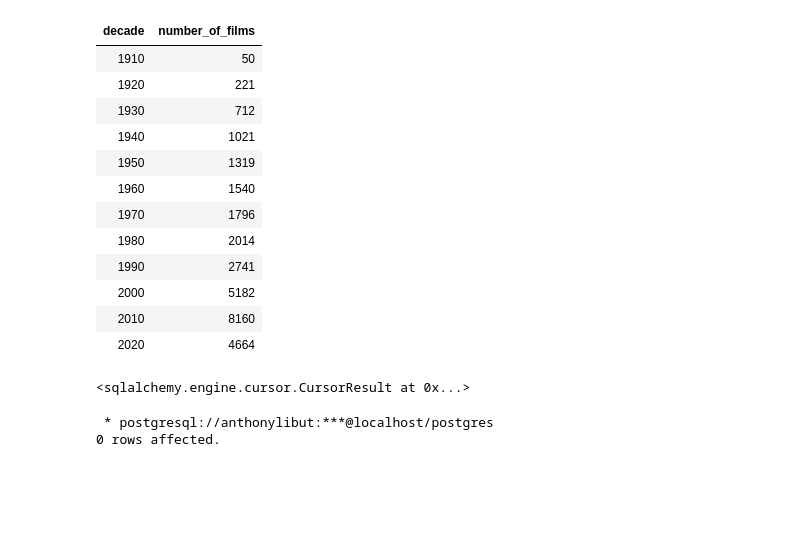
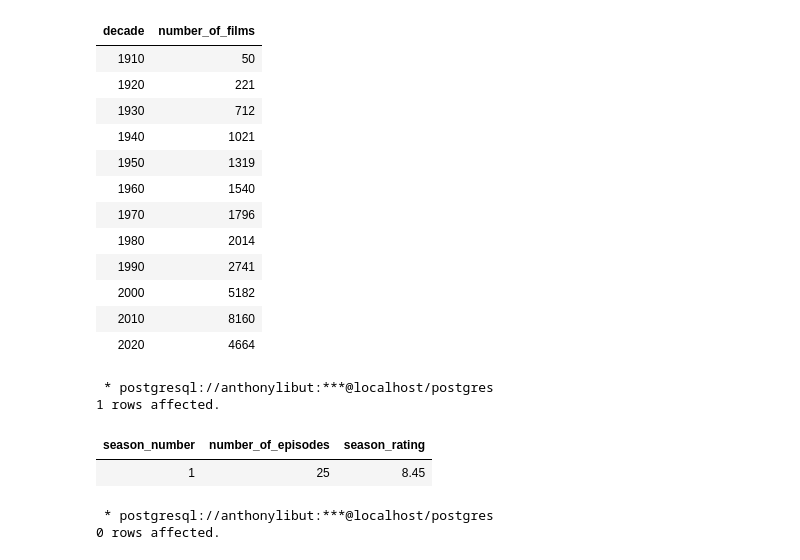
Before and after one commit to 420Rain/STADVDB_MCO1, a Jupyter notebook: notebooks/olap_report.ipynb, the cells around one changed output. Saved outputs shown, nothing was run; the diff lists cells and outputs as text; code cells hidden in the pictures; blank space fills up the shorter version.

```diff
--- a/notebooks/olap_report.ipynb
+++ b/notebooks/olap_report.ipynb
@@ -273,21 +289,24 @@ ORDER BY dd.decade;
 # %%
 %%sql
 SELECT
   ep.season_number,
   COUNT(*) as number_of_episodes,
   ROUND(AVG(ftr.average_rating),2) AS season_rating
 FROM dw_schema.fact_title_ratings AS ftr
 JOIN dw_schema.dim_title AS ep
   ON ftr.title_key = ep.title_key
 JOIN dw_schema.dim_title AS sea
   ON ep.parent_tconst = sea.tconstid
 WHERE
-  sea.primary_title = :series -- @seriesName
+  sea.primary_title = 'Steins;Gate'
   AND ep.season_number IS NOT NULL
 GROUP BY ep.season_number
 ORDER BY ep.season_number;
 # %% [output]
-<sqlalchemy.engine.cursor.CursorResult at 0x...>
+ * postgresql://anthonylibut:***@localhost/postgres
+1 rows affected.
+| season_number | number_of_episodes | season_rating |
+| 1 | 25 | 8.45 |
 # %%
 %%sql
 WITH top_genre AS (
```
Also changed, not shown: parts of 5 cells of this notebook, 1 other file.
